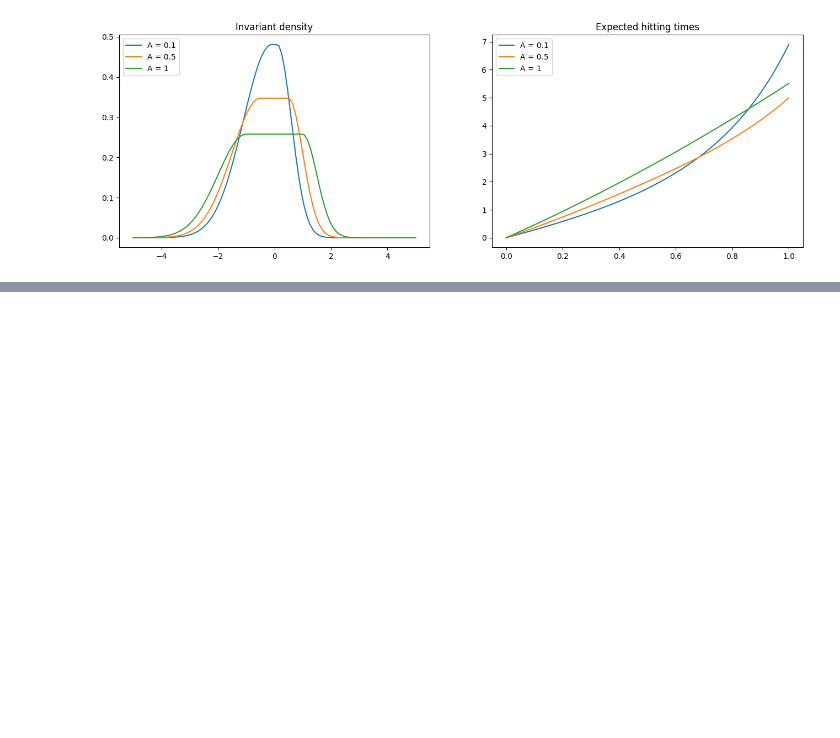
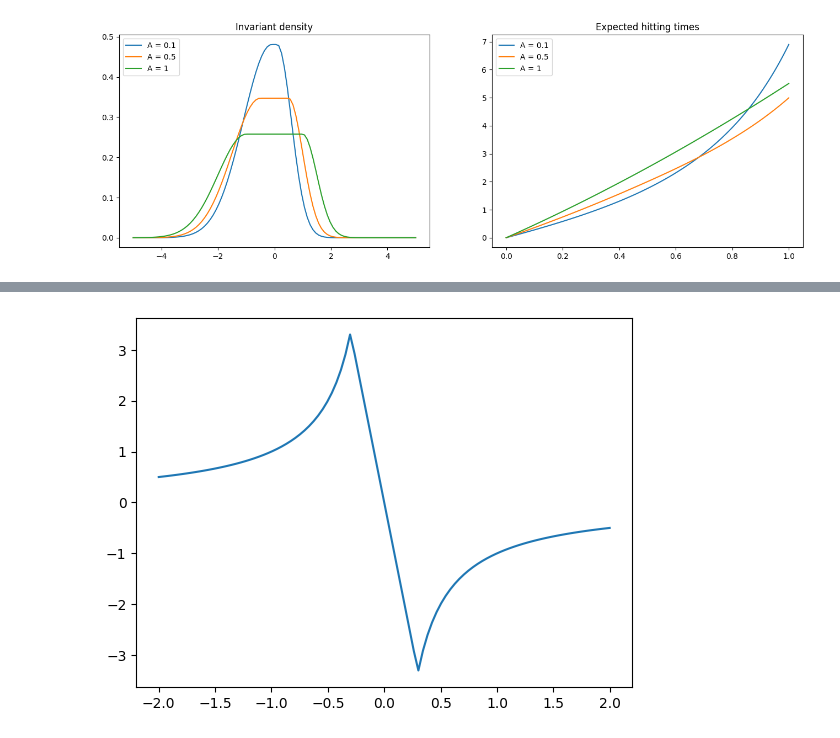
Before and after one commit to RasmusBrostroem/Data-driven-algorithms-for-Impulse-control-problem-Thesis, a Jupyter notebook: TestingDriftFunctions.ipynb, the cells around one changed output, grey strips where cells are left out. Drawn from its saved outputs; the diff is of its cells as text; code cells hidden in the pictures; blank space fills up the shorter version.

```diff
--- a/TestingDriftFunctions.ipynb
+++ b/TestingDriftFunctions.ipynb
@@ -274,0 +369,12 @@ plt.show()
+# %%
+def b9(A):
+    return lambda x: -1/x if x<-A else (-1/x if x>A else -x/A**2)
+
+d = b9(0.3)
+
+vals = np.linspace(-2,2,100)
+ys = [d(v) for v in vals]
+plt.plot(vals, ys)
+plt.show()
+# %% [output]
+[figure, added]
```
Also changed, not shown: parts of 8 cells of this notebook.
